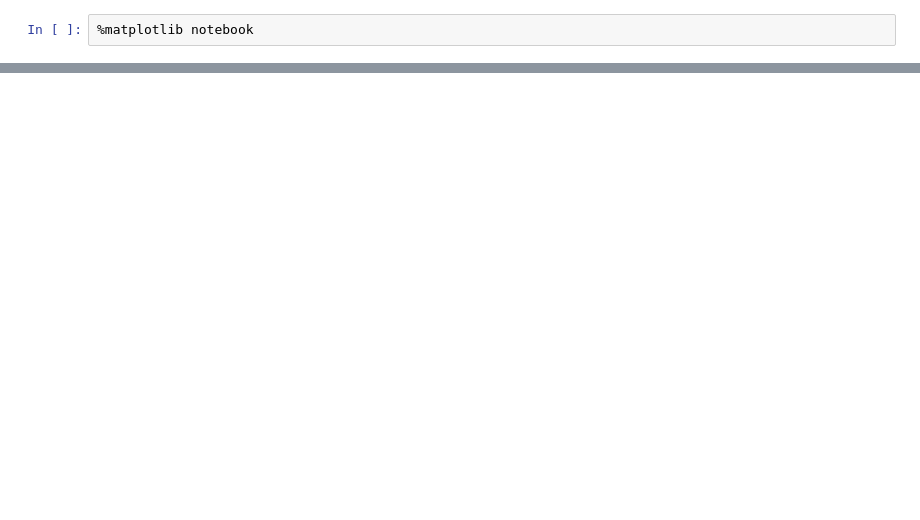
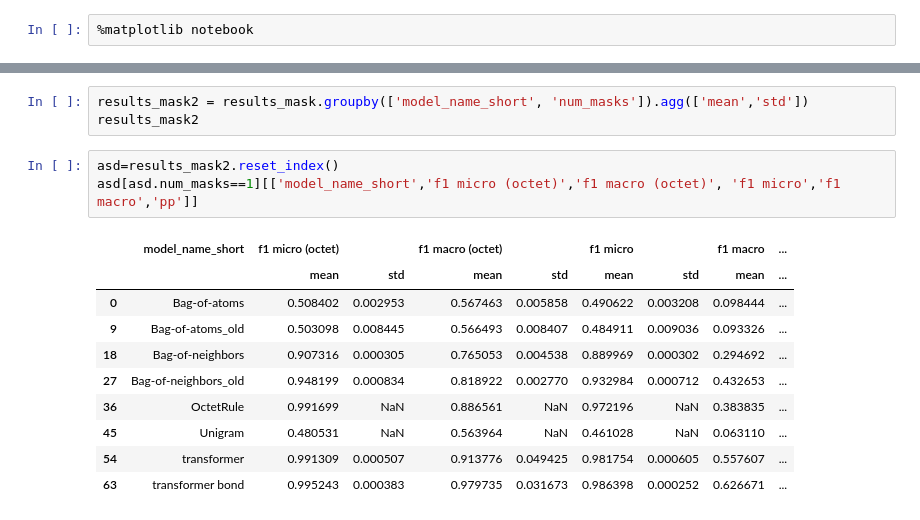
Before and after one commit to jeppe742/language_of_molecules, a Jupyter notebook: Showcase zinc.ipynb, the cells around one changed output, grey strips where cells are left out. Saved outputs shown, nothing was run; the diff lists cells and outputs as text; blank space fills up the shorter version.

```diff
--- a/Showcase zinc.ipynb
+++ b/Showcase zinc.ipynb
@@ -750,0 +106,17 @@ Text(50.722222222222214, 0.5, 'target')
+# %%
+results_mask2 = results_mask.groupby(['model_name_short', 'num_masks']).agg(['mean','std'])
+results_mask2
+# %%
+asd=results_mask2.reset_index()
+asd[asd.num_masks==1][['model_name_short','f1 micro (octet)','f1 macro (octet)', 'f1 micro','f1 macro','pp']]
+# %% [output]
+|  | model_name_short | f1 micro (octet) |  | f1 macro (octet) |  | f1 micro |  | f1 macro | ... |
+|  |  | mean | std | mean | std | mean | std | mean | ... |
+| 0 | Bag-of-atoms | 0.508402 | 0.002953 | 0.567463 | 0.005858 | 0.490622 | 0.003208 | 0.098444 | ... |
+| 9 | Bag-of-atoms_old | 0.503098 | 0.008445 | 0.566493 | 0.008407 | 0.484911 | 0.009036 | 0.093326 | ... |
+| 18 | Bag-of-neighbors | 0.907316 | 0.000305 | 0.765053 | 0.004538 | 0.889969 | 0.000302 | 0.294692 | ... |
+| 27 | Bag-of-neighbors_old | 0.948199 | 0.000834 | 0.818922 | 0.002770 | 0.932984 | 0.000712 | 0.432653 | ... |
+| 36 | OctetRule | 0.991699 | NaN | 0.886561 | NaN | 0.972196 | NaN | 0.383835 | ... |
+| 45 | Unigram | 0.480531 | NaN | 0.563964 | NaN | 0.461028 | NaN | 0.063110 | ... |
+| 54 | transformer | 0.991309 | 0.000507 | 0.913776 | 0.049425 | 0.981754 | 0.000605 | 0.557607 | ... |
+| 63 | transformer bond | 0.995243 | 0.000383 | 0.979735 | 0.031673 | 0.986398 | 0.000252 | 0.626671 | ... |
```
Also changed, not shown: parts of 55 cells of this notebook, 5 other files.
